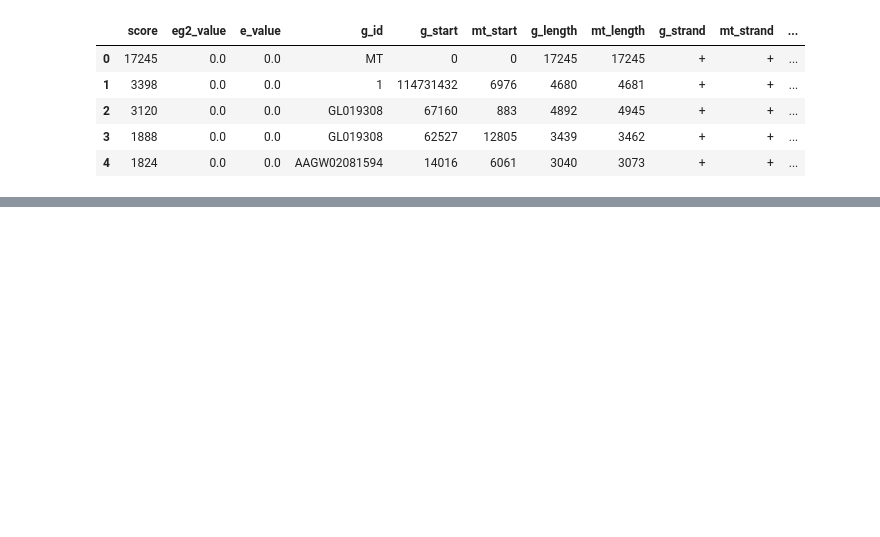
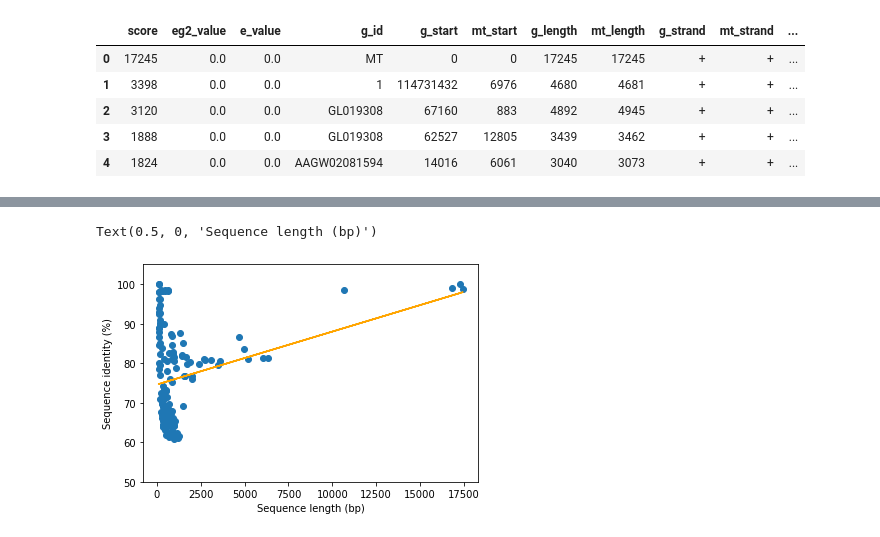
Before and after one commit to balintbiro/Oryctolagus_cuniculus_numts, a Jupyter notebook: codes/trials/length_vs_identity.ipynb, the cells around one changed output, grey strips where cells are left out. Drawn from its saved outputs; the diff is of its cells as text; code cells hidden in the pictures; blank space fills up the shorter version.

Commit message:
visualizing the relationship between length and identity

```diff
--- a/codes/trials/length_vs_identity.ipynb
+++ b/codes/trials/length_vs_identity.ipynb
@@ -46,0 +37,4 @@ Name: g_sequence, Length: 153, dtype: float64
+# %%
+identities=g_sequences.apply(identity)
+identities.index=g_sequences.apply(lambda seq:len(seq))
+identities
@@ -46,0 +55,10 @@ Name: g_sequence, Length: 153, dtype: float64
+# %%
+plt.scatter(identities.index, identities)
+plt.ylim(50,105)
+m, b = np.polyfit(identities.index, identities, 1)
+plt.plot(identities.index, m*identities.index + b, 'orange')
+plt.ylabel('Sequence identity (%)')
+plt.xlabel('Sequence length (bp)')
+# %% [output]
+Text(0.5, 0, 'Sequence length (bp)')
+[figure, added]
```
Also changed, not shown: parts of 7 cells of this notebook.
